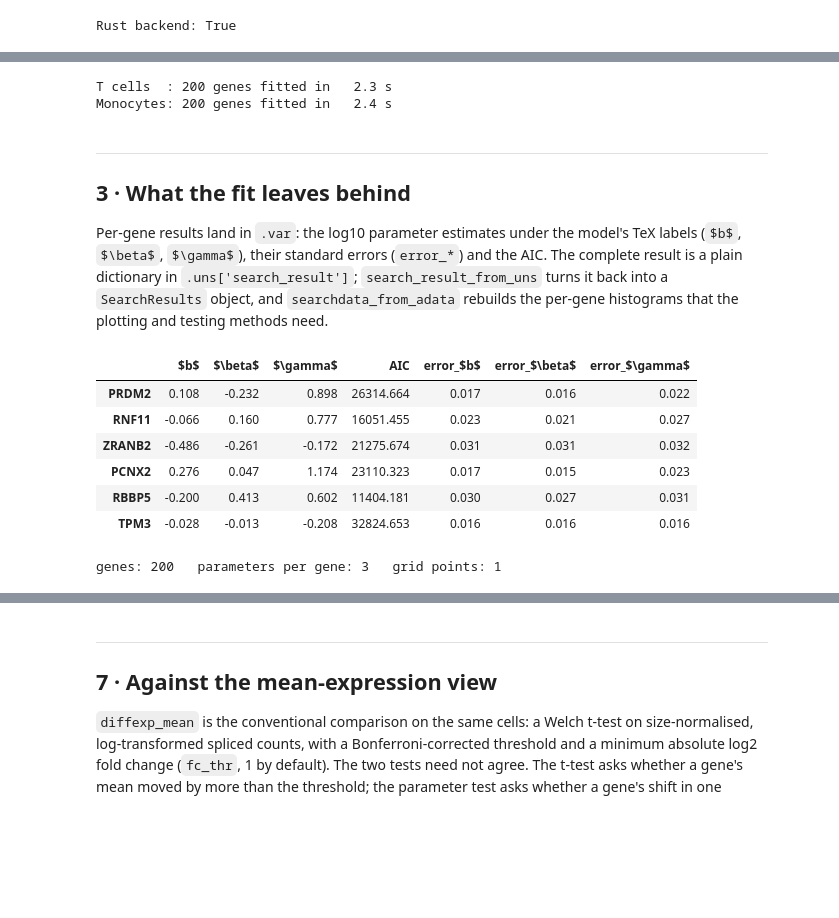
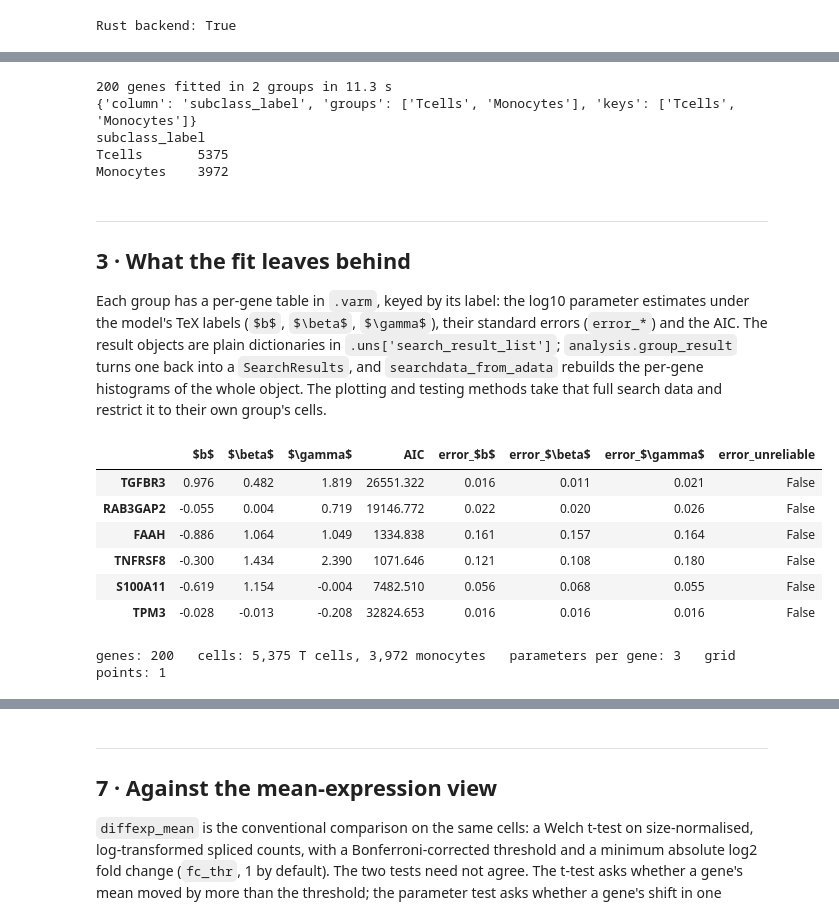
Before and after one commit to pachterlab/monod, a Jupyter notebook: demos/analysis_workflow.ipynb, the cells around one changed output, grey strips where cells are left out. Cells and saved outputs as stored; diff of their text form; code cells hidden in the pictures; blank space fills up the shorter version.

```diff
--- a/demos/analysis_workflow.ipynb
+++ b/demos/analysis_workflow.ipynb
@@ -66,10 +67,6 @@ adata = ad.read_h5ad(H5AD_PATH)
 adata.var_names = adata.var['gene_name'].astype(str).values
 adata.var_names_make_unique()
 
-adata_T = adata[adata.obs['subclass_label'] == 'Tcells'].copy()
-adata_M = adata[adata.obs['subclass_label'] == 'Monocytes'].copy()
-del adata
-
-print(f'T cells  : {adata_T.n_obs:5,} cells')
-print(f'Monocytes: {adata_M.n_obs:5,} cells')
+GROUPS = ['Tcells', 'Monocytes']     # fitted in this order: fold changes read monocytes minus T cells
+print(adata.obs['subclass_label'].value_counts().to_string())
 # %% [output]
@@ -97,47 +97,44 @@ N_GENES = 200
 model = CMEModel('Bursty', 'None')
 
 t0 = time.perf_counter()
-adata_T = perform_inference(adata_T, model, n_genes=N_GENES, exclude_sigma=False, viz=False,
-                            dataset_string='pbmc_T', num_cores=8)
-t1 = time.perf_counter()
-adata_M = perform_inference(adata_M, model, n_genes=N_GENES, exclude_sigma=False, viz=False,
-                            genes_to_fit=list(adata_T.var_names),
-                            dataset_string='pbmc_M', num_cores=8)
-t2 = time.perf_counter()
-
-assert (adata_T.var_names == adata_M.var_names).all()
-print(f'T cells  : {adata_T.n_vars} genes fitted in {t1 - t0:5.1f} s')
-print(f'Monocytes: {adata_M.n_vars} genes fitted in {t2 - t1:5.1f} s')
+adata = perform_inference(adata, model, split_by='subclass_label', groups=GROUPS, n_genes=N_GENES,
+                          exclude_sigma=False, viz=False, dataset_string='pbmc', num_cores=8)
+print(f'{adata.n_vars} genes fitted in {len(GROUPS)} groups in {time.perf_counter() - t0:.1f} s')
+print(adata.uns['split_by'])
+print(adata.obs['subclass_label'].value_counts().to_string())
 # %% [output]
-T cells  : 200 genes fitted in   2.3 s
-Monocytes: 200 genes fitted in   2.4 s
+200 genes fitted in 2 groups in 11.3 s
+{'column': 'subclass_label', 'groups': ['Tcells', 'Monocytes'], 'keys': ['Tcells', 'Monocytes']}
+subclass_label
+Tcells       5375
+Monocytes    3972
 # %% [markdown]
 ---
 ## 3 · What the fit leaves behind
 
-Per-gene results land in `.var`: the log10 parameter estimates under the model's
-TeX labels (`$b$`, `$\beta$`, `$\gamma$`), their standard errors (`error_*`) and
-the AIC. The complete result is a plain dictionary in `.uns['search_result']`;
-`search_result_from_uns` turns it back into a `SearchResults` object, and
-`searchdata_from_adata` rebuilds the per-gene histograms that the plotting and
-testing methods need.
+Each group has a per-gene table in `.varm`, keyed by its label: the log10
+parameter estimates under the model's TeX labels (`$b$`, `$\beta$`, `$\gamma$`),
+their standard errors (`error_*`) and the AIC. The result objects are plain
+dictionaries in `.uns['search_result_list']`; `analysis.group_result` turns one
+back into a `SearchResults`, and `searchdata_from_adata` rebuilds the per-gene
+histograms of the whole object. The plotting and testing methods take that full
+search data and restrict it to their own group's cells.
 # %%
-cols = [c for c in adata_T.var.columns if '$' in c or c == 'AIC']
-display(adata_T.var[cols].head(6).round(3))
+display(adata.varm['Tcells'].head(6).round(3))
 
-sr_T, sr_M = (search_result_from_uns(a.uns['search_result']) for a in (adata_T, adata_M))
-sd_T, sd_M = (searchdata_from_adata(a) for a in (adata_T, adata_M))
-print(f'genes: {sr_T.n_genes}   parameters per gene: {sr_T.sp.n_phys_pars}   '
-      f'grid points: {sr_T.sp.n_grid_points}')
+sr_T, sr_M = (analysis.group_result(adata, g) for g in GROUPS)
+sd = searchdata_from_adata(adata)
+print(f'genes: {sr_T.n_genes}   cells: {sr_T.n_cells:,} T cells, {sr_M.n_cells:,} monocytes   '
+      f'parameters per gene: {sr_T.sp.n_phys_pars}   grid points: {sr_T.sp.n_grid_points}')
 # %% [output]
-|  | $b$ | $\beta$ | $\gamma$ | AIC | error_$b$ | error_$\beta$ | error_$\gamma$ |
-| PRDM2 | 0.108 | -0.232 | 0.898 | 26314.664 | 0.017 | 0.016 | 0.022 |
-| RNF11 | -0.066 | 0.160 | 0.777 | 16051.455 | 0.023 | 0.021 | 0.027 |
-| ZRANB2 | -0.486 | -0.261 | -0.172 | 21275.674 | 0.031 | 0.031 | 0.032 |
-| PCNX2 | 0.276 | 0.047 | 1.174 | 23110.323 | 0.017 | 0.015 | 0.023 |
-| RBBP5 | -0.200 | 0.413 | 0.602 | 11404.181 | 0.030 | 0.027 | 0.031 |
-| TPM3 | -0.028 | -0.013 | -0.208 | 32824.653 | 0.016 | 0.016 | 0.016 |
+|  | $b$ | $\beta$ | $\gamma$ | AIC | error_$b$ | error_$\beta$ | error_$\gamma$ | error_unreliable |
+| TGFBR3 | 0.976 | 0.482 | 1.819 | 26551.322 | 0.016 | 0.011 | 0.021 | False |
+| RAB3GAP2 | -0.055 | 0.004 | 0.719 | 19146.772 | 0.022 | 0.020 | 0.026 | False |
+| FAAH | -0.886 | 1.064 | 1.049 | 1334.838 | 0.161 | 0.157 | 0.164 | False |
+| TNFRSF8 | -0.300 | 1.434 | 2.390 | 1071.646 | 0.121 | 0.108 | 0.180 | False |
+| S100A11 | -0.619 | 1.154 | -0.004 | 7482.510 | 0.056 | 0.068 | 0.055 | False |
+| TPM3 | -0.028 | -0.013 | -0.208 | 32824.653 | 0.016 | 0.016 | 0.016 | False |
-genes: 200   parameters per gene: 3   grid points: 1
+genes: 200   cells: 5,375 T cells, 3,972 monocytes   parameters per gene: 3   grid points: 1
 # %% [markdown]
 ---
 ## 4 · Goodness of fit and gene rejection
```
Also changed, not shown: parts of 17 cells of this notebook, 5 other files.
